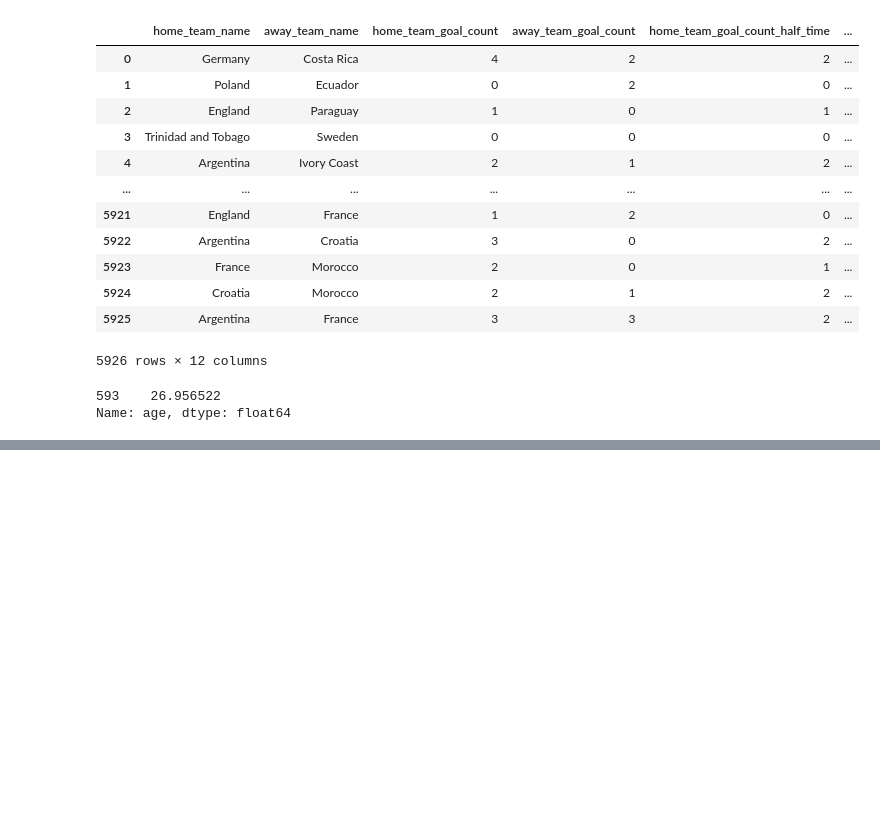
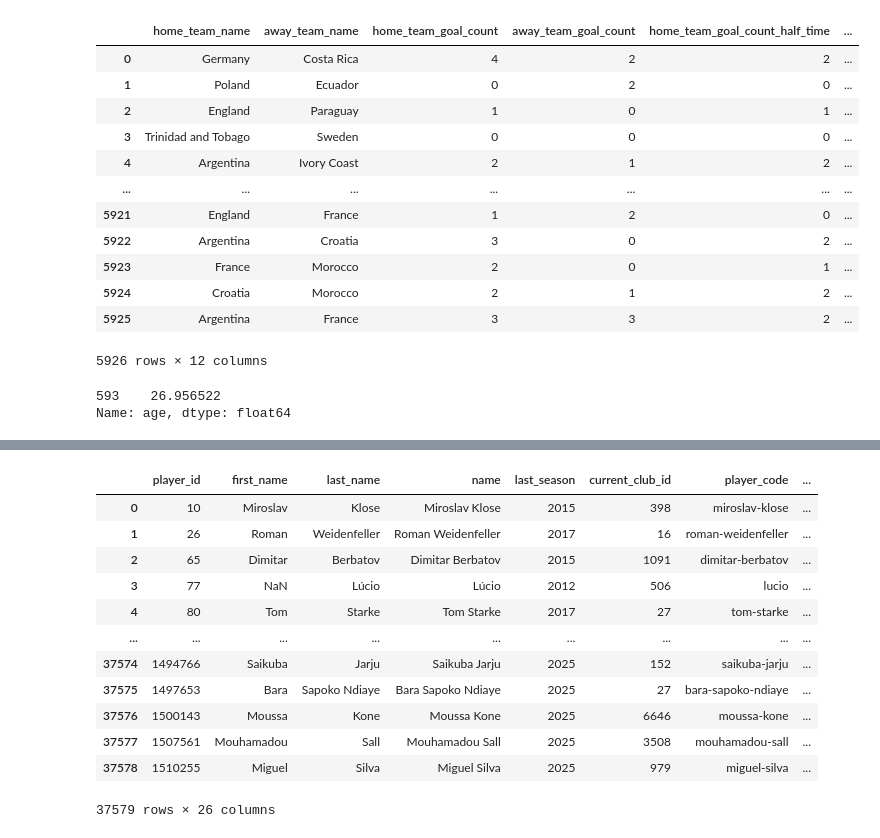
Before and after one commit to yacinemebarki/world_cup_2026_live_prediction, a Jupyter notebook: model_dataExploration/model.ipynb, the cells around one changed output, grey strips where cells are left out. Saved outputs shown, nothing was run; the diff lists cells and outputs as text; code cells hidden in the pictures; blank space fills up the shorter version.

Commit message:
adding market value for teams

```diff
--- a/model_dataExploration/model.ipynb
+++ b/model_dataExploration/model.ipynb
@@ -390,0 +440,19 @@ matches=matches.drop(columns=["match_number","index"])
+# %%
+df=pd.read_csv("../data/additional/players.csv")
+df_value=pd.read_csv("../data/additional/player_valuations.csv")
+# %%
+df
+# %% [output]
+|  | player_id | first_name | last_name | name | last_season | current_club_id | player_code | ... |
+| 0 | 10 | Miroslav | Klose | Miroslav Klose | 2015 | 398 | miroslav-klose | ... |
+| 1 | 26 | Roman | Weidenfeller | Roman Weidenfeller | 2017 | 16 | roman-weidenfeller | ... |
+| 2 | 65 | Dimitar | Berbatov | Dimitar Berbatov | 2015 | 1091 | dimitar-berbatov | ... |
+| 3 | 77 | NaN | Lúcio | Lúcio | 2012 | 506 | lucio | ... |
+| 4 | 80 | Tom | Starke | Tom Starke | 2017 | 27 | tom-starke | ... |
+| ... | ... | ... | ... | ... | ... | ... | ... | ... |
+| 37574 | 1494766 | Saikuba | Jarju | Saikuba Jarju | 2025 | 152 | saikuba-jarju | ... |
+| 37575 | 1497653 | Bara | Sapoko Ndiaye | Bara Sapoko Ndiaye | 2025 | 27 | bara-sapoko-ndiaye | ... |
+| 37576 | 1500143 | Moussa | Kone | Moussa Kone | 2025 | 6646 | moussa-kone | ... |
+| 37577 | 1507561 | Mouhamadou | Sall | Mouhamadou Sall | 2025 | 3508 | mouhamadou-sall | ... |
+| 37578 | 1510255 | Miguel | Silva | Miguel Silva | 2025 | 979 | miguel-silva | ... |
+37579 rows × 26 columns
```
Also changed, not shown: parts of 17 cells of this notebook, 2 other files.
